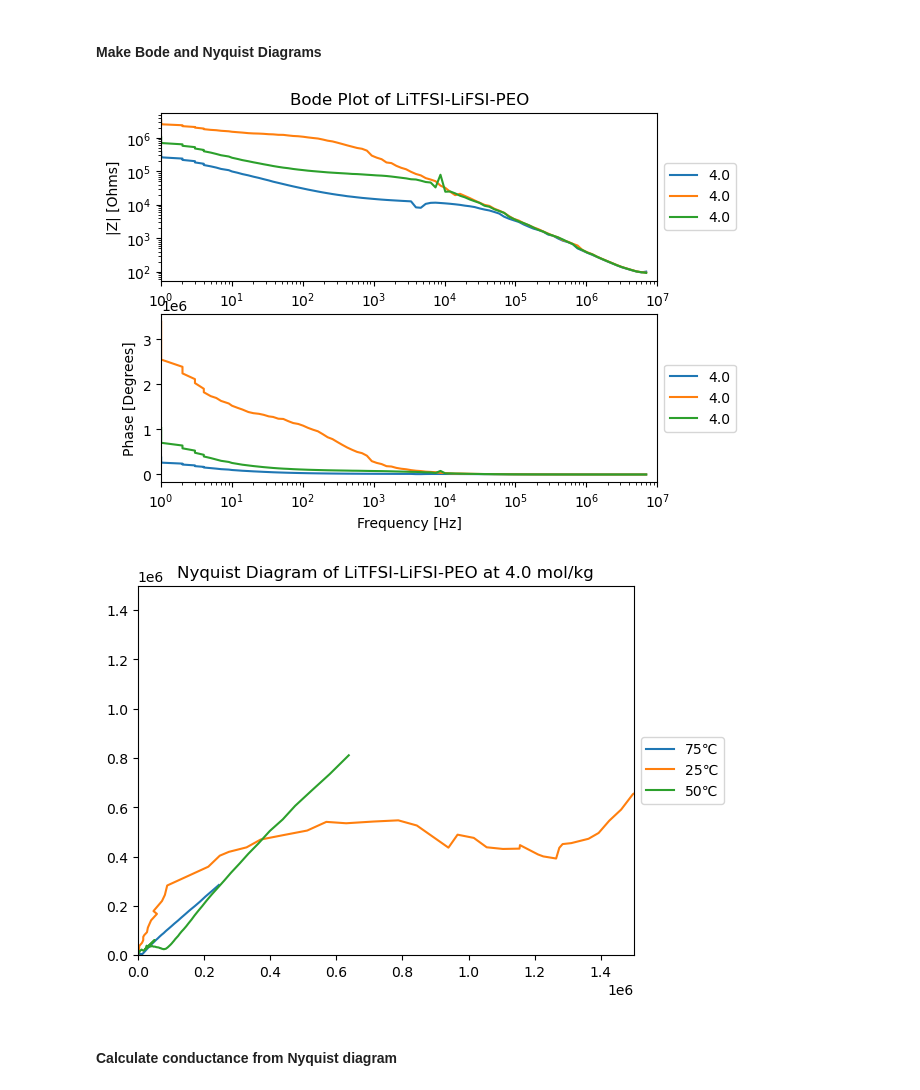
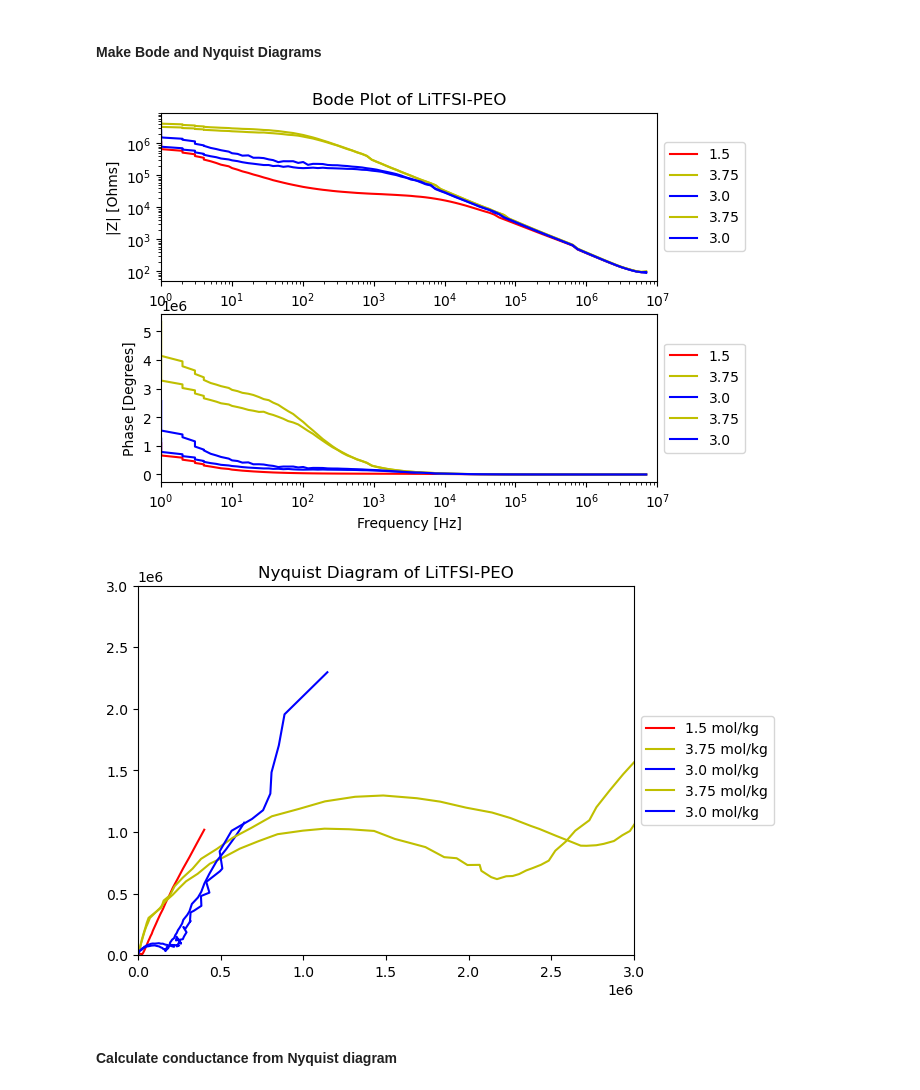
Before and after one commit to milesmsmith/auto-eis-conductivity, a Jupyter notebook: Data_Visualization_EIS.ipynb, the cells around one changed output. Drawn from its saved outputs; the diff is of its cells as text; code cells hidden in the pictures.

Commit message:
Armando Data

```diff
--- a/Data_Visualization_EIS.ipynb
+++ b/Data_Visualization_EIS.ipynb
@@ -25,9 +25,9 @@ from sympy import symbols, Eq, solve
 # %% [markdown]
 ### Configure User Inputs
 # %%
-data_name = 'LiTFSI-LiFSI-PEO'
+data_name = 'LiTFSI-PEO'
 # Set the directory path to where the data files (*.txt) format are located on the computer
-directory_path = '/Users/milessmith/Documents/GitHub/mit-tri-robot/data/3Nov2023-LiTFSI-LiFSI-PEO' # Miles MacBook Pro
+directory_path = '/Users/milessmith/Documents/GitHub/mit-tri-robot/data/26Feb2024_LiTFSI-PEO_AN' # Miles MacBook Pro
 # directory_path = 'C:\\Users\miles\Documents\GitHub\mit-tri-robot\eis_sample_data'
 # directory_path = 'C:\EIS' # Unchained Labs computer USE THIS DIRECTORY PATH IN 6-020
 
@@ -41,7 +41,7 @@ avg_residuals_cutoff = 0.05
 # Cell Configuraton
 diameter = 0.00803 # [m] Electrode diameter
 thickness = 0.00006370833333 #average thickness (might work for now?)
-
+thickness = 80/10**6
 # Select equivalent circuit model
 user_circuit = 'R0-p(R2-Wo1,C2)'
 # Initial guess of parameter values for ECM. From my observations this is a bit finnicky.
@@ -59,12 +59,12 @@ create_bode = 1 # 1 = yes | 0 = no
 save_bode_fig = 1 # 1 = yes. | 0 = no
 
 # Do you want to save the main nyquist diagram generated?
-save_main_fig = 0 # 1 = yes | 0 = no
-save_figs = 0
+save_main_fig = 1 # 1 = yes | 0 = no
+save_figs = 1
 
 concentration_map = [
     [1, 2, 3, 4, 5, 6, 7, 8, 9, 10, 11, 12 ,13, 14, 15],
-    [2.50, 2.50, 2.50, 2.75, 2.75, 2.75, 3.00, 3.00, 3.00, 3.50, 3.50, 3.50, 4.00, 4.00, 4.00]
+    [0.75, 0.75, 0.75, 1.50, 1.50, 1.50, 2.25, 2.25, 2.25, 3.00, 3.00, 3.00, 3.75, 3.75, 3.75]
 ]
 
 # What folder should the figure be saved to?
@@ -87,19 +87,19 @@ Temperature (degC): 25
 '''
 
 ### NOTICE: The underscores are an important aspect of the strings for temp and electrode number. ###
-plate_number1 = '104109_'
+plate_number1 = '104411_'
 # plate_number1 = "skip"
 
-vial_number = '_13_' # YOU CAN FILTER BY ELECTRODE NUMBER
-# vial_number = "skip"
+# vial_number = '_13_' # YOU CAN FILTER BY ELECTRODE NUMBER
+vial_number = "skip"
 
 # NOTE: Some of the dates are incorrect, so it might be good to configure the code to look at two dates.
 # date1 = '_20231002_' # PICK THE DATE OF THE SAMPLE YOU ARE INTERESTED
 date1 = "skip"
 
 
-# temperature = '_75' # YOU CAN FILTER BY TEMPERATURE
-temperature = "skip"
+temperature = '_25' # YOU CAN FILTER BY TEMPERATURE
+# temperature = "skip"
 # %% [markdown]
 ### Frequency Range
 
@@ -325,34 +332,42 @@ for i in range(len(eis.sample_number)):
 # %%
 bode_fig, bode_ax = plt.subplots(2)
 nyquist_fig, nyquist_ax = plt.subplots(1)
 
 for i in range(len(eis.sample_number)):
     sample_label = (str(eis.plate_number[i]) + '-' + str(eis.sample_number[i]) + ' | ' + str(eis.temperature[i]) + 'degC')
 
-    bode_ax[0].loglog(eis.spectra_f, eis.Z_magnitude[i], label = eis.concentration[i])
-    bode_ax[1].semilogx(eis.spectra_f, eis.Z_magnitude[i], label = eis.concentration[i])
-    nyquist_ax.plot(eis.complex_Z[i].real, -eis.complex_Z[i].imag, label= str(eis.temperature[i]) + '℃')
 
-nyquist_ax.set_xlim([0, 1500000])
-nyquist_ax.set_ylim([0, 1500000])
-nyquist_ax.set_title('Nyquist Diagram of ' + eis.name + ' at ' + str((eis.concentration[0])) + ' mol/kg' )
+
+    concs = [0.75, 1.50, 2.25, 3.00, 3.75]
+    cmap = ['c', 'r', 'g', 'b','y']
+    conc_idx = concs.index(eis.concentration[i])
+    color = cmap[conc_idx]
+
+    bode_ax[0].loglog(eis.spectra_f, eis.Z_magnitude[i], c = color, label = eis.concentration[i])
+    bode_ax[1].semilogx(eis.spectra_f, eis.Z_magnitude[i], c = color, label = eis.concentration[i])
+
+    nyquist_ax.plot(eis.complex_Z[i].real, -eis.complex_Z[i].imag, c = color, label= str(eis.concentration[i]) + ' mol/kg')
+
+nyquist_ax.set_xlim([0, 3000000])
+nyquist_ax.set_ylim([0, 3000000])
+nyquist_ax.set_title('Nyquist Diagram of ' + eis.name) # + ' at ' + str((eis.concentration[0])) + ' mol/kg' )
 nyquist_ax.legend(loc='center left', bbox_to_anchor=(1, 0.5))
 
 bode_ax[0].set_title('Bode Plot of ' + eis.name)
 bode_ax[0].legend(loc='center left', bbox_to_anchor=(1, 0.5))
 bode_ax[1].legend(loc='center left', bbox_to_anchor=(1, 0.5))
 bode_ax[1].set_xlabel('Frequency [Hz]')
 bode_ax[0].set_ylabel('|Z| [Ohms]')
 bode_ax[1].set_ylabel('Phase [Degrees]')
 bode_ax[0].set_xlim([1, 10**7])
 bode_ax[1].set_xlim([1, 10**7])
 
 if save_figs == 1:
     bode_fig.savefig(save_path + '/' + str(eis.date_characterized[0]) + eis.name + '_bode.png', bbox_inches='tight')
-nyquist_fig.savefig(save_path + '/' + str(eis.date_characterized[0]) + eis.name + '_nyquist_' + str(eis.concentration[0]) + '.png', bbox_inches='tight')
+    nyquist_fig.savefig(save_path + '/' + str(eis.date_characterized[0]) + eis.name + '_nyquist_' + str(eis.concentration[0]) + '.png', bbox_inches='tight')
 # %% [output]
-[figure, old version]
+[figure, new version]
-[figure, old version]
+[figure, new version]
 # %% [markdown]
 #### Calculate conductance from Nyquist diagram
 # %%
```
Also changed, not shown: parts of 5 cells of this notebook, 12 other files.
